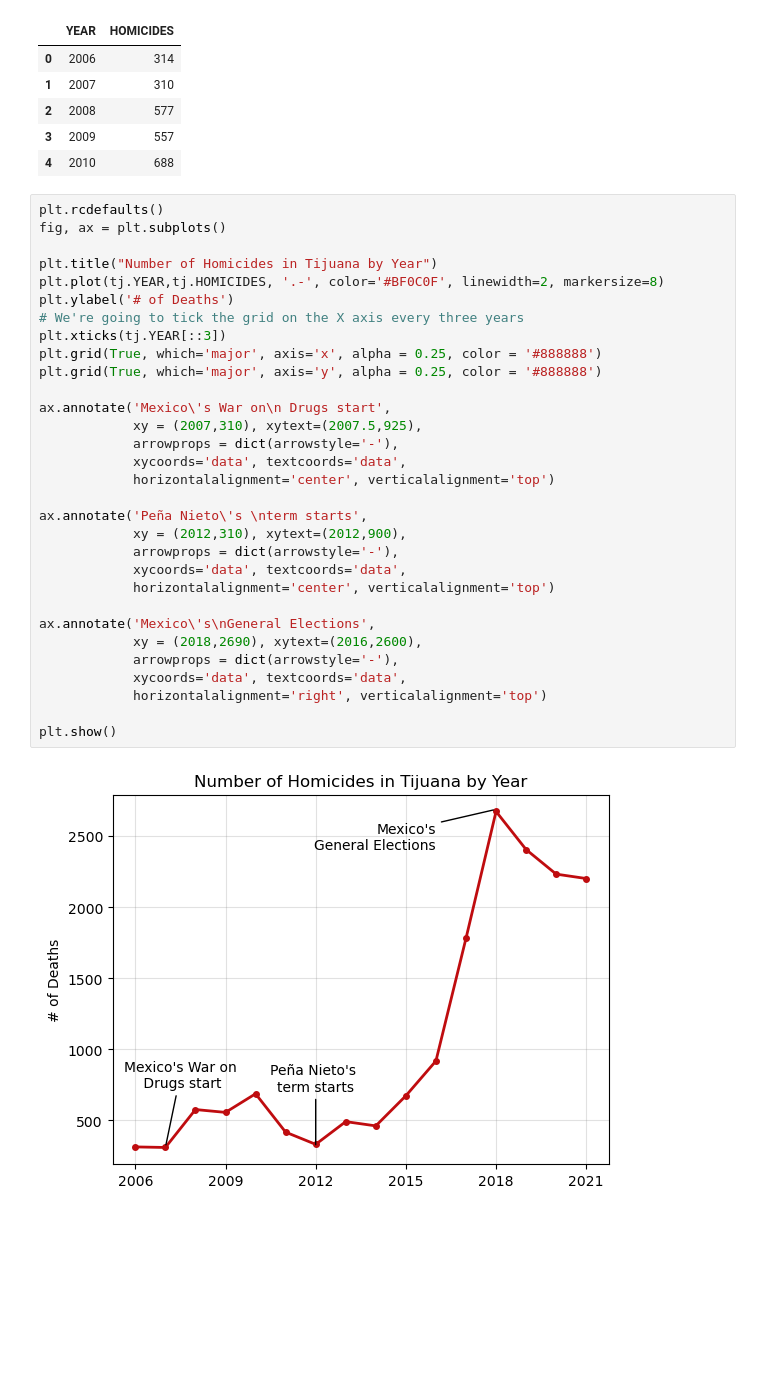
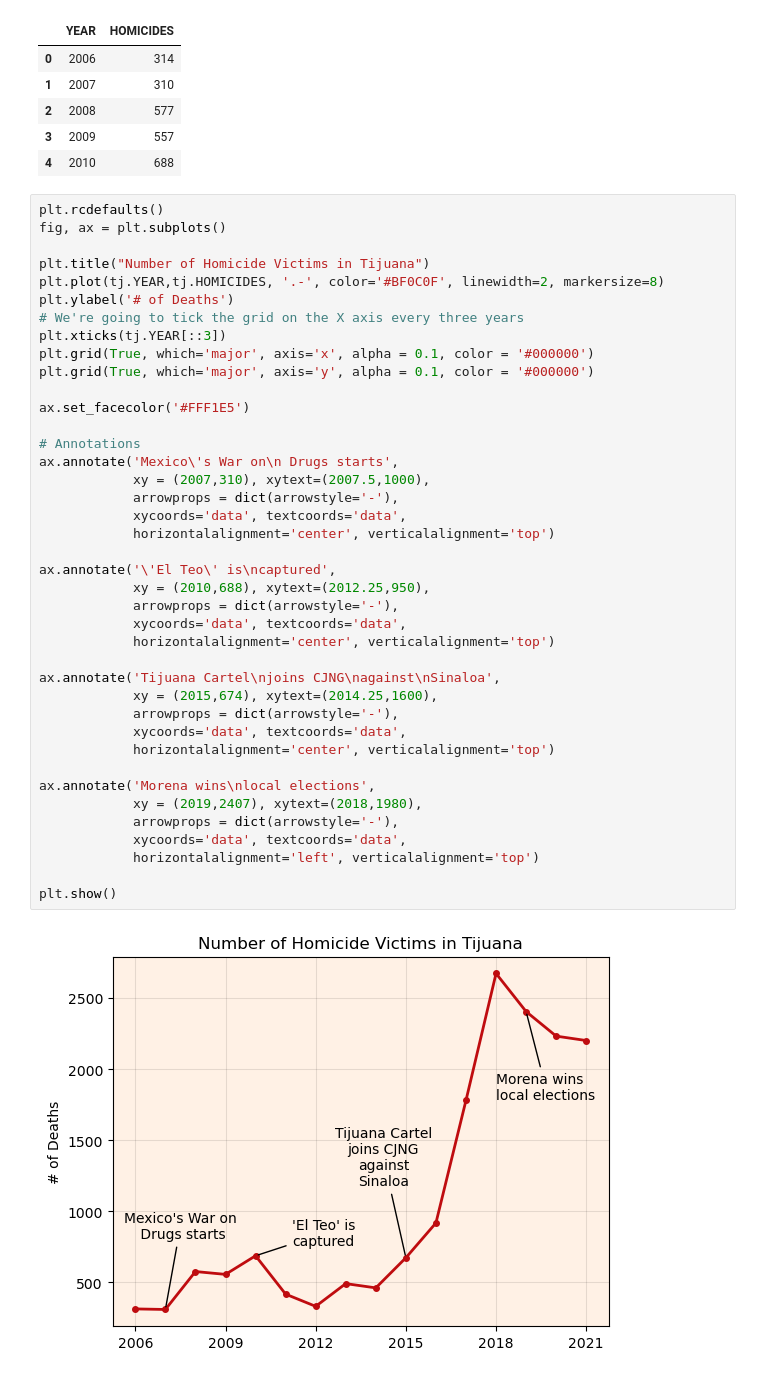
Before and after one commit to puentejose/bertelsmann-data-track, a Jupyter notebook: spreadsheets_4_data_visualization.ipynb, the cells around one changed output. Saved outputs shown, nothing was run; the diff lists cells and outputs as text; blank space fills up the shorter version.

Commit message:
Format line chart, add Delhi.csv

```diff
--- a/spreadsheets_4_data_visualization.ipynb
+++ b/spreadsheets_4_data_visualization.ipynb
@@ -115,33 +115,42 @@ tj.head()
 # %%
 plt.rcdefaults()
 fig, ax = plt.subplots()
 
-plt.title("Number of Homicides in Tijuana by Year")
+plt.title("Number of Homicide Victims in Tijuana")
 plt.plot(tj.YEAR,tj.HOMICIDES, '.-', color='#BF0C0F', linewidth=2, markersize=8)
 plt.ylabel('# of Deaths')
 # We're going to tick the grid on the X axis every three years
 plt.xticks(tj.YEAR[::3])
-plt.grid(True, which='major', axis='x', alpha = 0.25, color = '#888888')
-plt.grid(True, which='major', axis='y', alpha = 0.25, color = '#888888')
+plt.grid(True, which='major', axis='x', alpha = 0.1, color = '#000000')
+plt.grid(True, which='major', axis='y', alpha = 0.1, color = '#000000')
 
-ax.annotate('Mexico\'s War on\n Drugs start',
-            xy = (2007,310), xytext=(2007.5,925),
+ax.set_facecolor('#FFF1E5')
+
+# Annotations
+ax.annotate('Mexico\'s War on\n Drugs starts',
+            xy = (2007,310), xytext=(2007.5,1000),
             arrowprops = dict(arrowstyle='-'),
             xycoords='data', textcoords='data',
             horizontalalignment='center', verticalalignment='top')
 
-ax.annotate('Peña Nieto\'s \nterm starts',
-            xy = (2012,310), xytext=(2012,900),
+ax.annotate('\'El Teo\' is\ncaptured',
+            xy = (2010,688), xytext=(2012.25,950),
             arrowprops = dict(arrowstyle='-'),
             xycoords='data', textcoords='data',
             horizontalalignment='center', verticalalignment='top')
 
-ax.annotate('Mexico\'s\nGeneral Elections',
-            xy = (2018,2690), xytext=(2016,2600),
+ax.annotate('Tijuana Cartel\njoins CJNG\nagainst\nSinaloa',
+            xy = (2015,674), xytext=(2014.25,1600),
             arrowprops = dict(arrowstyle='-'),
             xycoords='data', textcoords='data',
-            horizontalalignment='right', verticalalignment='top')
+            horizontalalignment='center', verticalalignment='top')
+
+ax.annotate('Morena wins\nlocal elections',
+            xy = (2019,2407), xytext=(2018,1980),
+            arrowprops = dict(arrowstyle='-'),
+            xycoords='data', textcoords='data',
+            horizontalalignment='left', verticalalignment='top')
 
 plt.show()
 # %% [output]
-[figure, old version]
+[figure, new version]
```
Also changed, not shown: parts of 4 cells of this notebook, 1 other file.
